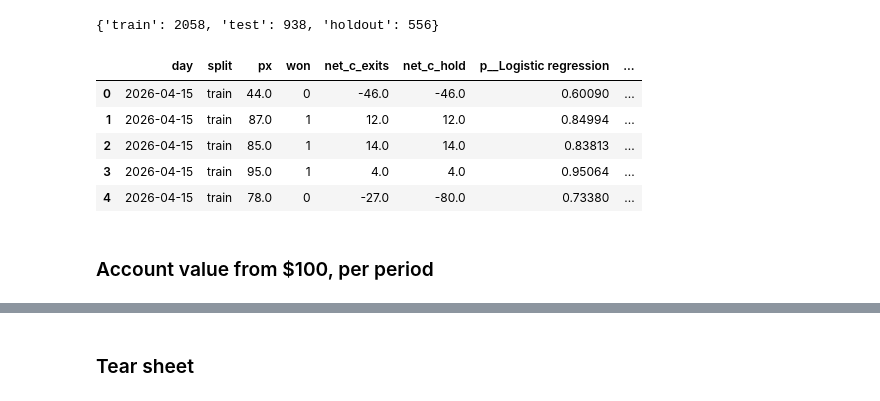
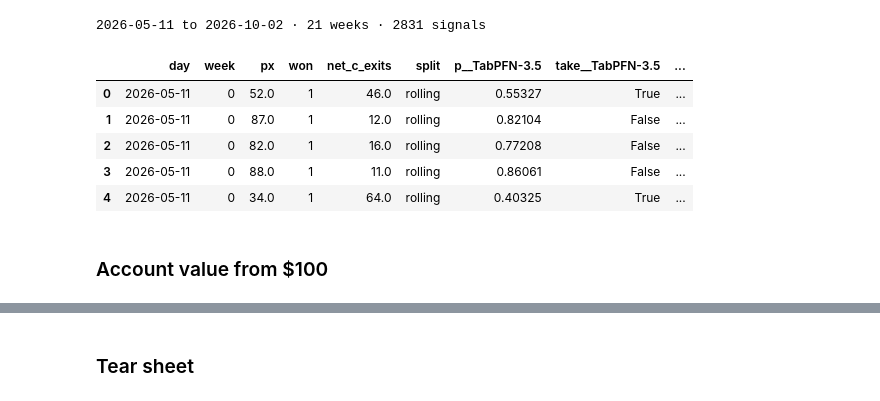
Before and after one commit to Cloblak/tab-trader, a Jupyter notebook: notebooks/00_bottom_line.ipynb, the cells around one changed output, grey strips where cells are left out. Drawn from its saved outputs; the diff is of its cells as text; code cells hidden in the pictures.

```diff
--- a/notebooks/00_bottom_line.ipynb
+++ b/notebooks/00_bottom_line.ipynb
@@ -24,17 +22,18 @@ plots.style()
 pd.set_option("display.width", 140, "display.max_columns", 30)
 # %%
 from tabtrader import bankroll
-from tabtrader.report_data import BLUF_MODELS
-d = pd.read_parquet(ROOT / "data" / "strategy" / "bluf_predictions.parquet")
-meta = json.loads((ROOT / "data" / "strategy" / "bluf_meta.json").read_text())
-print(meta["n"]); d.head()
+from tabtrader.report_data import ROLL_MODELS
+d = pd.read_parquet(ROOT / "data" / "strategy" / "rolling_predictions.parquet")
+meta = json.loads((ROOT / "data" / "strategy" / "rolling_meta.json").read_text())
+print(meta["first_week"], "to", meta["last_signal"], "·", meta["weeks"], "weeks ·", meta["signals"], "signals")
+d.head()
 # %% [output]
-{'train': 2058, 'test': 938, 'holdout': 556}
+2026-05-11 to 2026-10-02 · 21 weeks · 2831 signals
-|  | day | split | px | won | net_c_exits | net_c_hold | p__Logistic regression | ... |
-| 0 | 2026-04-15 | train | 44.0 | 0 | -46.0 | -46.0 | 0.60090 | ... |
-| 1 | 2026-04-15 | train | 87.0 | 1 | 12.0 | 12.0 | 0.84994 | ... |
-| 2 | 2026-04-15 | train | 85.0 | 1 | 14.0 | 14.0 | 0.83813 | ... |
-| 3 | 2026-04-15 | train | 95.0 | 1 | 4.0 | 4.0 | 0.95064 | ... |
-| 4 | 2026-04-15 | train | 78.0 | 0 | -27.0 | -80.0 | 0.73380 | ... |
+|  | day | week | px | won | net_c_exits | split | p__TabPFN-3.5 | take__TabPFN-3.5 | ... |
+| 0 | 2026-05-11 | 0 | 52.0 | 1 | 46.0 | rolling | 0.55327 | True | ... |
+| 1 | 2026-05-11 | 0 | 87.0 | 1 | 12.0 | rolling | 0.82104 | False | ... |
+| 2 | 2026-05-11 | 0 | 82.0 | 1 | 16.0 | rolling | 0.77208 | False | ... |
+| 3 | 2026-05-11 | 0 | 88.0 | 1 | 11.0 | rolling | 0.86061 | False | ... |
+| 4 | 2026-05-11 | 0 | 34.0 | 1 | 64.0 | rolling | 0.40325 | True | ... |
 # %% [markdown]
-### Account value from $100, per period
+### Account value from $100
```
Also changed, not shown: parts of 12 cells of this notebook, 17 other files.
